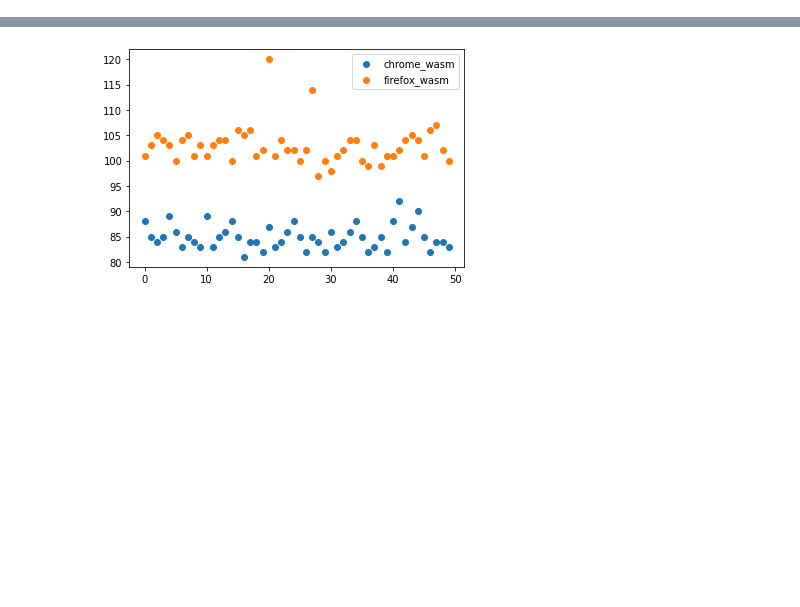
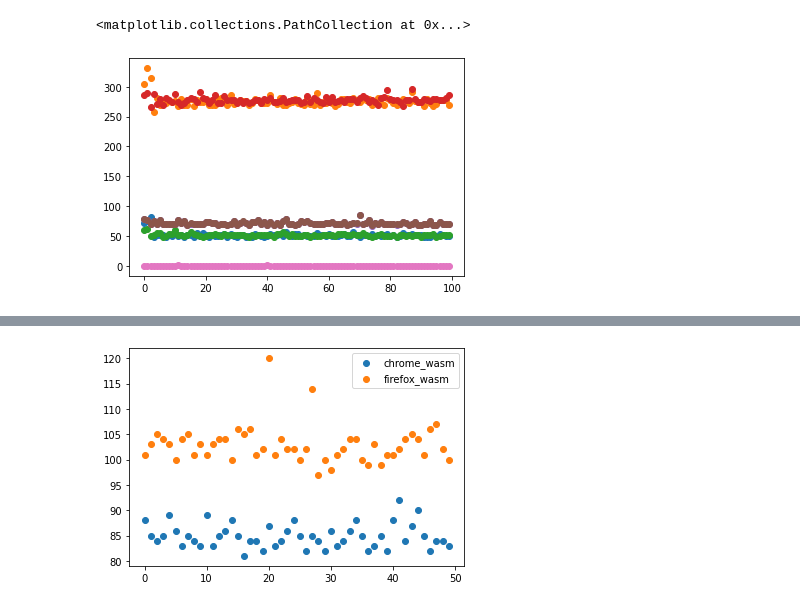
Before and after one commit to woodyhoko/tfjs_wasm, a Jupyter notebook: temp.ipynb, the cells around one changed output, grey strips where cells are left out. Cells and saved outputs as stored; diff of their text form; code cells hidden in the pictures; blank space fills up the shorter version.

```diff
--- a/temp.ipynb
+++ b/temp.ipynb
@@ -1 +1,29 @@
+# %%
+with open("./addition_e+7_cpu.log") as f:
+    cpu_data = f.read().split("\n")
+with open("./addition_e+7_wasm.log") as f:
+    wasm_data = f.read().split("\n")
+# %%
+i = 0
+while i < len(cpu_data):
+    if "tfjs@4.1.0:10424" in cpu_data[i]:
+        break
+    i += 1
+# %%
+cpu_data_first_operate = []
+cpu_data_first_prepare = []
+cpu_data_second_operate = []
+cpu_data_second_prepare = []
+cpu_data_third_operate = []
+cpu_data_third_prepare = []
+cpu_data_sync = []
+while i+6 < len(cpu_data):
+    cpu_data_first_operate += [int(cpu_data[i].split(" ")[-1])]
+    cpu_data_first_prepare += [int(cpu_data[i+1].split(" ")[-1])]
+    cpu_data_second_operate += [int(cpu_data[i+2].split(" ")[-1])]
+    cpu_data_second_prepare += [int(cpu_data[i+3].split(" ")[-1])]
+    cpu_data_third_operate += [int(cpu_data[i+4].split(" ")[-1])]
+    cpu_data_third_prepare += [int(cpu_data[i+5].split(" ")[-1])]
+    cpu_data_sync += [int(cpu_data[i+6].split(" ")[-1])]
+    i += 7
 # %%
@@ -4,0 +31,11 @@ from tqdm import tqdm
+# %%
+plt.scatter(range(len(cpu_data_first_operate)), cpu_data_first_operate, s = 0.5)
+plt.scatter(range(len(cpu_data_first_prepare)), cpu_data_first_prepare, s = 0.5)
+plt.scatter(range(len(cpu_data_second_operate)), cpu_data_second_operate, s = 0.5)
+plt.scatter(range(len(cpu_data_second_prepare)), cpu_data_second_prepare, s = 0.5)
+plt.scatter(range(len(cpu_data_third_operate)), cpu_data_third_operate, s = 0.5)
+plt.scatter(range(len(cpu_data_third_prepare)), cpu_data_third_prepare, s = 0.5)
+plt.scatter(range(len(cpu_data_sync)), cpu_data_sync, s = 0.5)
+# %% [output]
+<matplotlib.collections.PathCollection at 0x...>
+[figure, added]
```
Also changed, not shown: parts of 2 cells of this notebook, 4 other files.
